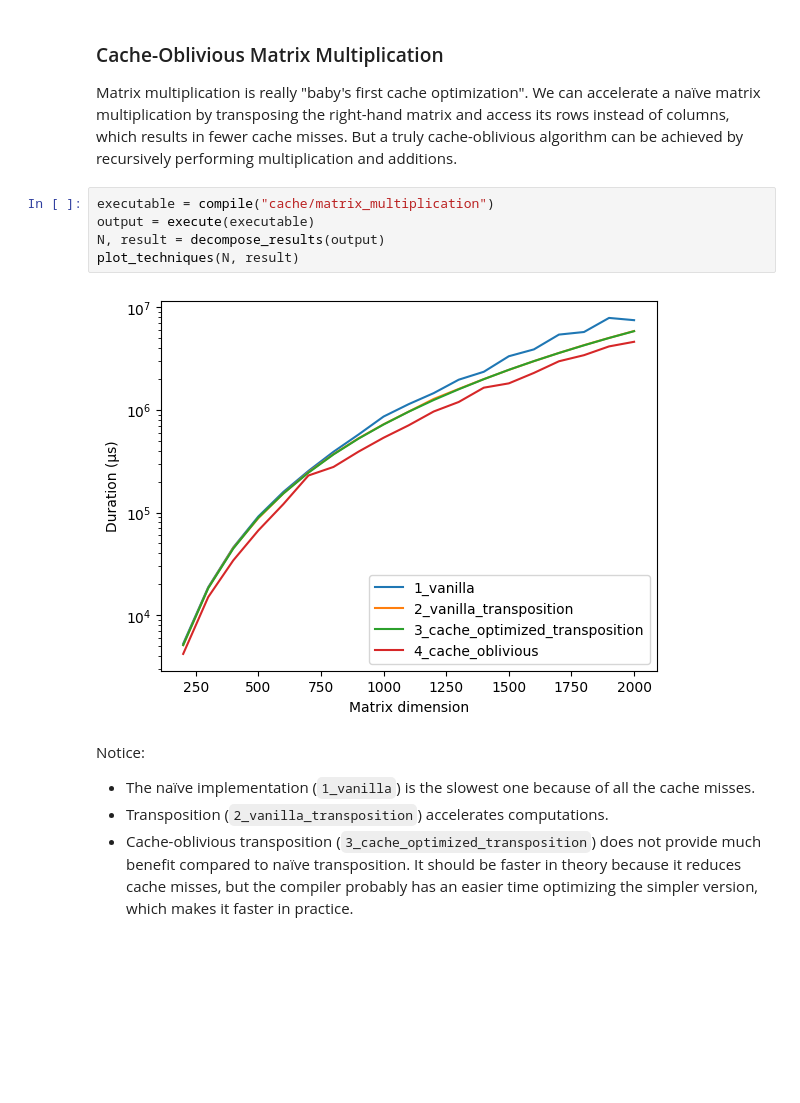
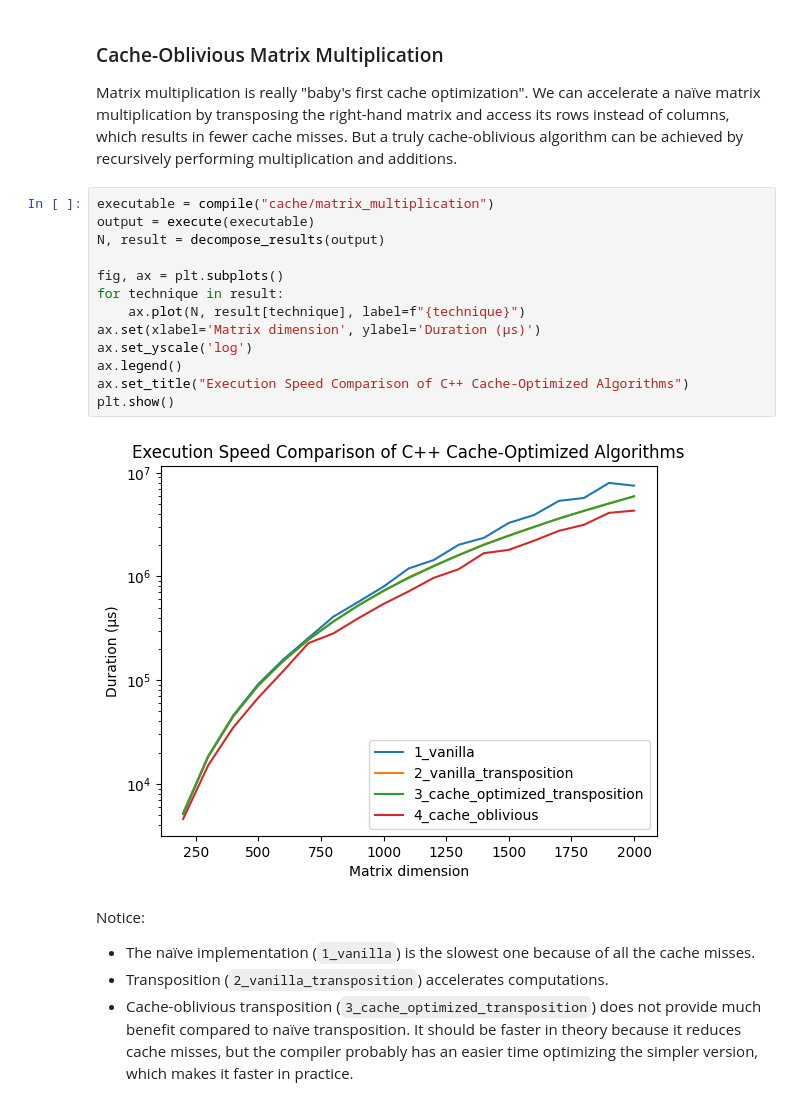
Before and after one commit to Vincent-Therrien/optimierung, a Jupyter notebook: visualization.ipynb, the cells around one changed output. Cells and saved outputs as stored; diff of their text form; blank space fills up the shorter version.

```diff
--- a/visualization.ipynb
+++ b/visualization.ipynb
@@ -45,10 +34,18 @@ performing multiplication and additions.
 # %%
 executable = compile("cache/matrix_multiplication")
 output = execute(executable)
 N, result = decompose_results(output)
-plot_techniques(N, result)
+
+fig, ax = plt.subplots()
+for technique in result:
+    ax.plot(N, result[technique], label=f"{technique}")
+ax.set(xlabel='Matrix dimension', ylabel='Duration (μs)')
+ax.set_yscale('log')
+ax.legend()
+ax.set_title("Execution Speed Comparison of C++ Cache-Optimized Algorithms")
+plt.show()
 # %% [output]
-[figure, old version]
+[figure, new version]
 # %% [markdown]
 Notice:
 
```
Also changed, not shown: parts of 7 cells of this notebook, 1 other file.
